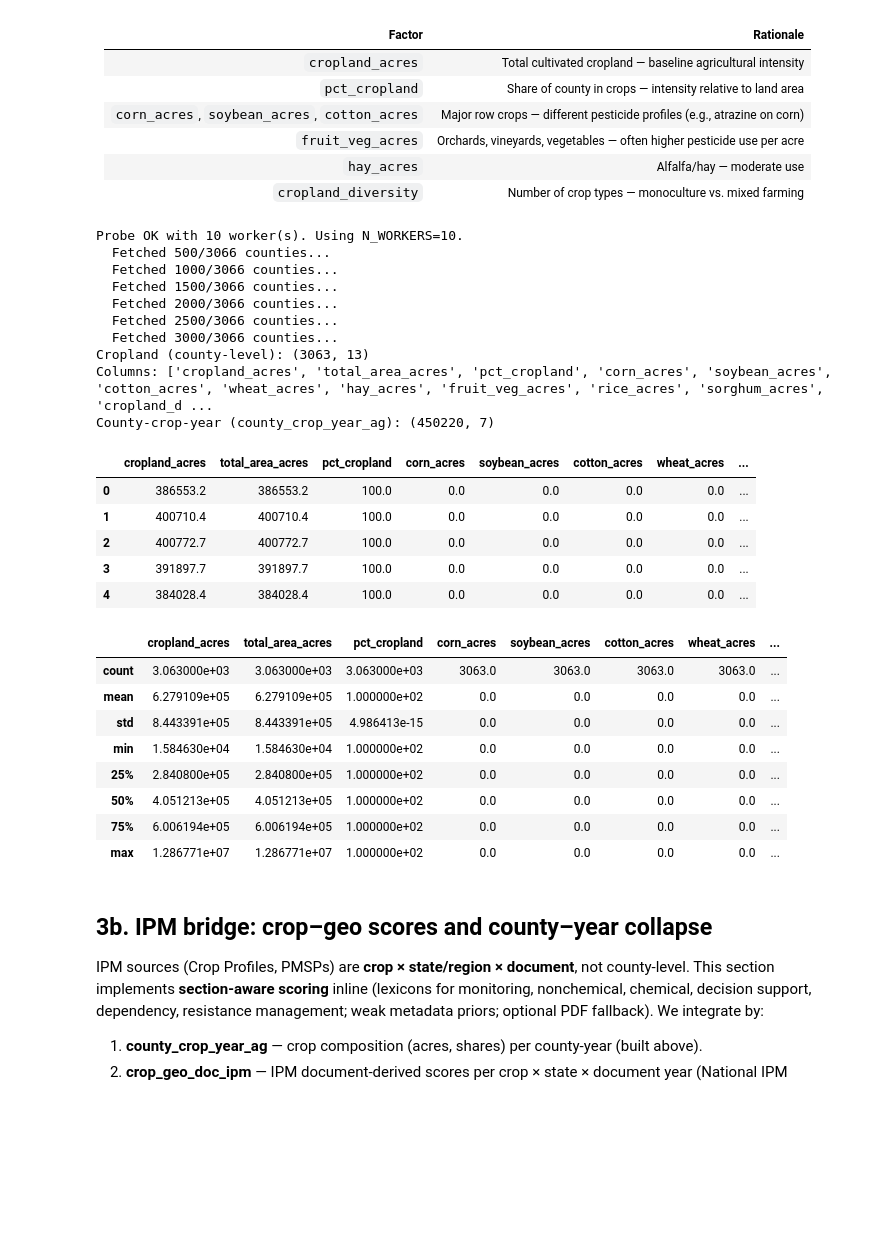
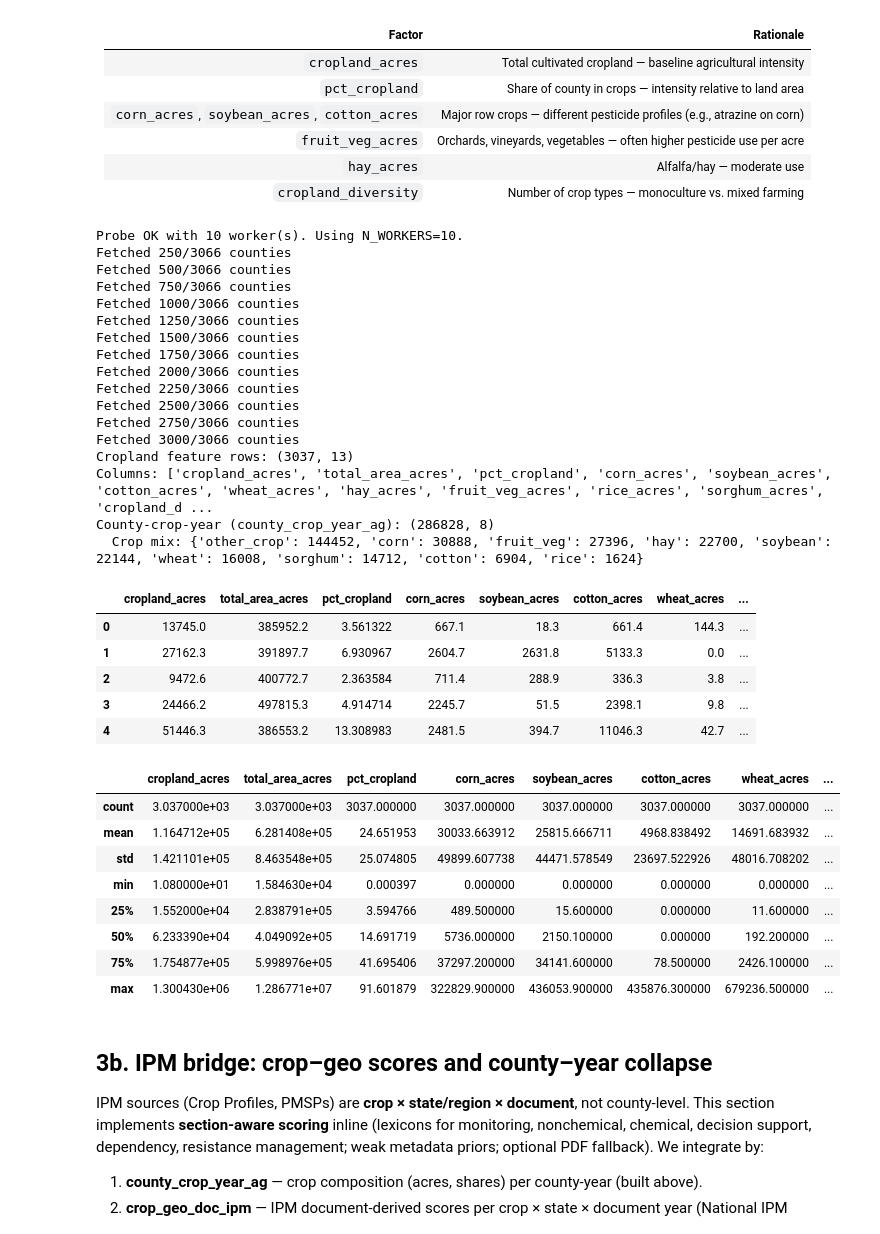
Before and after one commit to Erdos-Projects/spring-2026-pesticide-exposure, a Jupyter notebook: EDA/build_joint_dataset.ipynb, the cells around one changed output. Drawn from its saved outputs; the diff is of its cells as text; code cells hidden in the pictures; blank space fills up the shorter version.

```diff
--- a/EDA/build_joint_dataset.ipynb
+++ b/EDA/build_joint_dataset.ipynb
@@ -279,7 +279,10 @@ def get_county_cdl(year: int, fips: str) -> pd.DataFrame:
     data_url = url_elem.text.strip() if url_elem is not None else f"https://nassgeodata.gmu.edu/webservice/nass_data_cache/byfips/CDL_{year}_{fips}.csv"
     r2 = requests.get(data_url)
     r2.raise_for_status()
-    return pd.read_csv(StringIO(r2.text))
+    temp_df = pd.read_csv(StringIO(r2.text))
+    temp_df.columns = temp_df.columns.str.strip() # fixing whitespace
+    temp_df['Category'] = temp_df['Category'].str.strip() # fixing whitespace
+    return temp_df
 
 # Fetch cropland for pesticide counties (parallel requests; use subset if LIGHT_RUN)
 all_fips = pest_county["FIPS"].astype(str).str.zfill(5).unique().tolist()
@@ -440,58 +443,65 @@ cropland = pd.DataFrame(cropland_rows)
 print("Cropland feature rows:", cropland.shape)
 print("Columns:", list(cropland.columns))
 
 # Build county_crop_year_ag: long table (FIPS, year, crop, crop_family, acres, share_county_crop_acres)
 # Repeat CDL_YEAR composition for all analysis years 2016-2019 so joint join has one row per county-year
 analysis_years = sorted(pest_county["YEAR"].dropna().unique().astype(int).tolist())
 ccy_ag = pd.DataFrame(county_crop_year_ag_rows)
 if len(ccy_ag) > 0:
     ccy_list = []
     for yr in analysis_years:
         ccy_yr = ccy_ag.copy()
         ccy_yr["year"] = yr
         ccy_list.append(ccy_yr)
     ccy_ag = pd.concat(ccy_list, ignore_index=True)
     tot_acres = ccy_ag.groupby(["FIPS", "year"])["acres"].transform("sum")
     ccy_ag["share_county_crop_acres"] = np.where(tot_acres > 0, ccy_ag["acres"] / tot_acres, np.nan)
     ccy_ag["crop_value"] = np.nan
     ccy_ag["share_county_crop_value"] = np.nan
     county_crop_year_ag = ccy_ag
     print("County-crop-year (county_crop_year_ag):", county_crop_year_ag.shape)
     if "crop" in county_crop_year_ag.columns:
         print("  Crop mix:", county_crop_year_ag["crop"].value_counts().head(12).to_dict())
 else:
     county_crop_year_ag = pd.DataFrame(columns=["FIPS", "year", "crop", "crop_family", "acres", "share_county_crop_acres", "crop_value", "share_county_crop_value"])
 
 cropland.head()
 # %% [output]
 Probe OK with 10 worker(s). Using N_WORKERS=10.
-  Fetched 500/3066 counties...
-  Fetched 1000/3066 counties...
-  Fetched 1500/3066 counties...
-  Fetched 2000/3066 counties...
-  Fetched 2500/3066 counties...
-  Fetched 3000/3066 counties...
-Cropland (county-level): (3063, 13)
+Fetched 250/3066 counties
+Fetched 500/3066 counties
+Fetched 750/3066 counties
+Fetched 1000/3066 counties
+Fetched 1250/3066 counties
+Fetched 1500/3066 counties
+Fetched 1750/3066 counties
+Fetched 2000/3066 counties
+Fetched 2250/3066 counties
+Fetched 2500/3066 counties
+Fetched 2750/3066 counties
+Fetched 3000/3066 counties
+Cropland feature rows: (3037, 13)
 Columns: ['cropland_acres', 'total_area_acres', 'pct_cropland', 'corn_acres', 'soybean_acres', 'cotton_acres', 'wheat_acres', 'hay_acres', 'fruit_veg_acres', 'rice_acres', 'sorghum_acres', 'cropland_d ...
-County-crop-year (county_crop_year_ag): (450220, 7)
+County-crop-year (county_crop_year_ag): (286828, 8)
+  Crop mix: {'other_crop': 144452, 'corn': 30888, 'fruit_veg': 27396, 'hay': 22700, 'soybean': 22144, 'wheat': 16008, 'sorghum': 14712, 'cotton': 6904, 'rice': 1624}
 |  | cropland_acres | total_area_acres | pct_cropland | corn_acres | soybean_acres | cotton_acres | wheat_acres | ... |
-| 0 | 386553.2 | 386553.2 | 100.0 | 0.0 | 0.0 | 0.0 | 0.0 | ... |
-| 1 | 400710.4 | 400710.4 | 100.0 | 0.0 | 0.0 | 0.0 | 0.0 | ... |
-| 2 | 400772.7 | 400772.7 | 100.0 | 0.0 | 0.0 | 0.0 | 0.0 | ... |
-| 3 | 391897.7 | 391897.7 | 100.0 | 0.0 | 0.0 | 0.0 | 0.0 | ... |
-| 4 | 384028.4 | 384028.4 | 100.0 | 0.0 | 0.0 | 0.0 | 0.0 | ... |
+| 0 | 13745.0 | 385952.2 | 3.561322 | 667.1 | 18.3 | 661.4 | 144.3 | ... |
+| 1 | 27162.3 | 391897.7 | 6.930967 | 2604.7 | 2631.8 | 5133.3 | 0.0 | ... |
+| 2 | 9472.6 | 400772.7 | 2.363584 | 711.4 | 288.9 | 336.3 | 3.8 | ... |
+| 3 | 24466.2 | 497815.3 | 4.914714 | 2245.7 | 51.5 | 2398.1 | 9.8 | ... |
+| 4 | 51446.3 | 386553.2 | 13.308983 | 2481.5 | 394.7 | 11046.3 | 42.7 | ... |
 # %%
 cropland.describe()
 # %% [output]
 |  | cropland_acres | total_area_acres | pct_cropland | corn_acres | soybean_acres | cotton_acres | wheat_acres | ... |
-| count | 3.063000e+03 | 3.063000e+03 | 3.063000e+03 | 3063.0 | 3063.0 | 3063.0 | 3063.0 | ... |
-| mean | 6.279109e+05 | 6.279109e+05 | 1.000000e+02 | 0.0 | 0.0 | 0.0 | 0.0 | ... |
-| std | 8.443391e+05 | 8.443391e+05 | 4.986413e-15 | 0.0 | 0.0 | 0.0 | 0.0 | ... |
-| min | 1.584630e+04 | 1.584630e+04 | 1.000000e+02 | 0.0 | 0.0 | 0.0 | 0.0 | ... |
-| 25% | 2.840800e+05 | 2.840800e+05 | 1.000000e+02 | 0.0 | 0.0 | 0.0 | 0.0 | ... |
-| 50% | 4.051213e+05 | 4.051213e+05 | 1.000000e+02 | 0.0 | 0.0 | 0.0 | 0.0 | ... |
-| 75% | 6.006194e+05 | 6.006194e+05 | 1.000000e+02 | 0.0 | 0.0 | 0.0 | 0.0 | ... |
-| max | 1.286771e+07 | 1.286771e+07 | 1.000000e+02 | 0.0 | 0.0 | 0.0 | 0.0 | ... |
+| count | 3.037000e+03 | 3.037000e+03 | 3037.000000 | 3037.000000 | 3037.000000 | 3037.000000 | 3037.000000 | ... |
+| mean | 1.164712e+05 | 6.281408e+05 | 24.651953 | 30033.663912 | 25815.666711 | 4968.838492 | 14691.683932 | ... |
+| std | 1.421101e+05 | 8.463548e+05 | 25.074805 | 49899.607738 | 44471.578549 | 23697.522926 | 48016.708202 | ... |
+| min | 1.080000e+01 | 1.584630e+04 | 0.000397 | 0.000000 | 0.000000 | 0.000000 | 0.000000 | ... |
+| 25% | 1.552000e+04 | 2.838791e+05 | 3.594766 | 489.500000 | 15.600000 | 0.000000 | 11.600000 | ... |
+| 50% | 6.233390e+04 | 4.049092e+05 | 14.691719 | 5736.000000 | 2150.100000 | 0.000000 | 192.200000 | ... |
+| 75% | 1.754877e+05 | 5.998976e+05 | 41.695406 | 37297.200000 | 34141.600000 | 78.500000 | 2426.100000 | ... |
+| max | 1.300430e+06 | 1.286771e+07 | 91.601879 | 322829.900000 | 436053.900000 | 435876.300000 | 679236.500000 | ... |
 # %% [markdown]
 ## 3b. IPM bridge: crop–geo scores and county–year collapse
 
```
Also changed, not shown: parts of 7 cells of this notebook, 2 other files.
